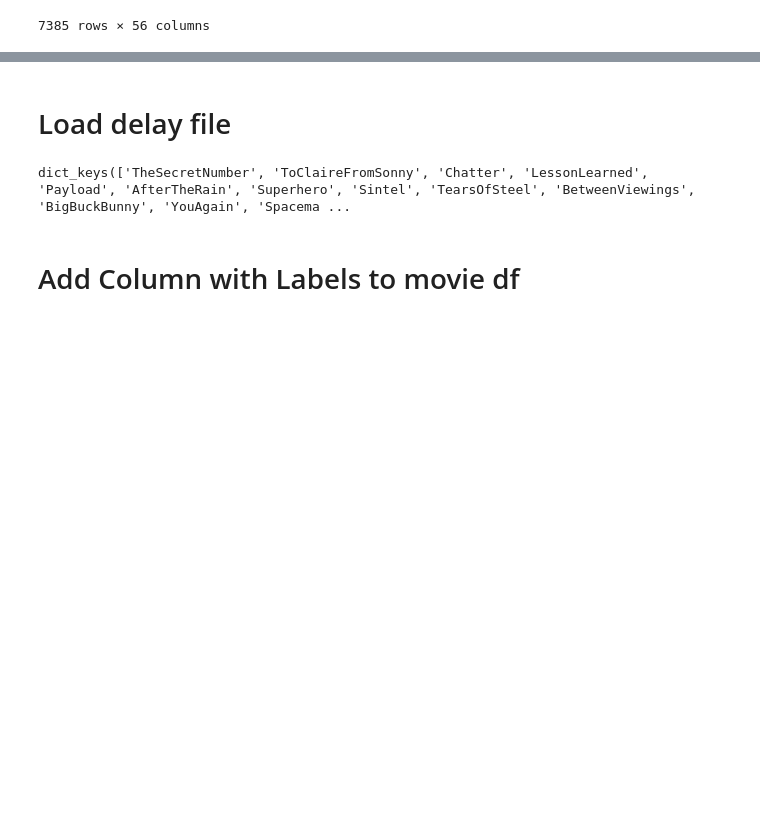
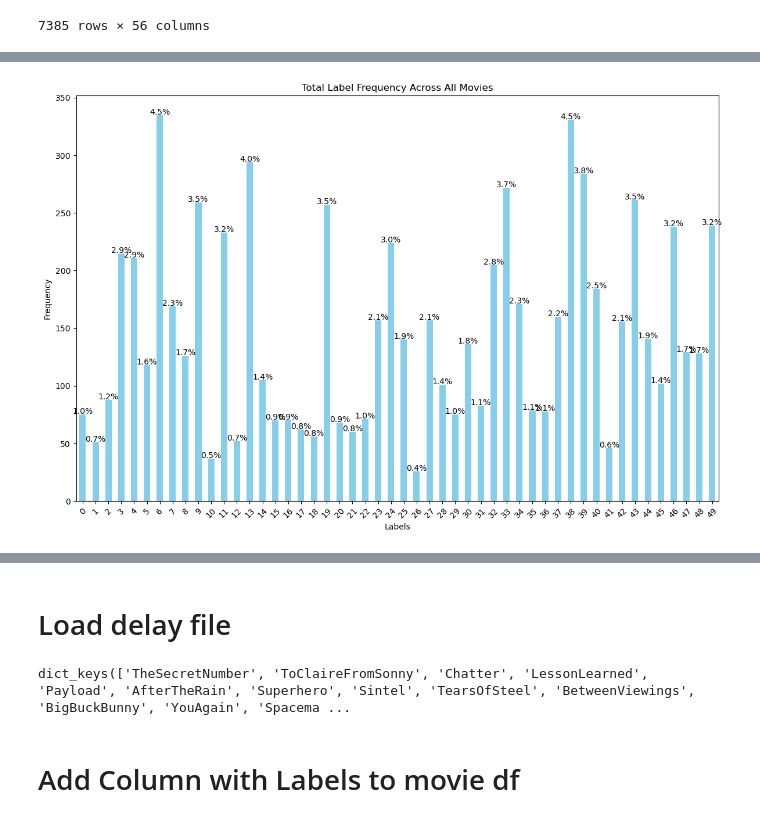
Before and after one commit to CS-433/ml-project-2-zenconvolutionalgraph, a Jupyter notebook: EDA/create_dataset.ipynb, the cells around one changed output, grey strips where cells are left out. Cells and saved outputs as stored; diff of their text form; code cells hidden in the pictures; blank space fills up the shorter version.

```diff
--- a/EDA/create_dataset.ipynb
+++ b/EDA/create_dataset.ipynb
@@ -155,0 +242,27 @@ labels_df
+# %%
+label_totals = labels_df.groupby("single_label").size().reset_index(name="count")
+
+# Create a bar plot showing the frequency of each label across all movies
+plt.figure(figsize=(12, 8))
+ax = label_totals.plot(kind="bar", x="single_label", y="count", legend=False, color='skyblue', ax=plt.gca())
+
+# Add title and labels
+ax.set_title("Total Label Frequency Across All Movies")
+ax.set_ylabel("Frequency")
+ax.set_xlabel("Labels")
+
+# Add percentages above each bar
+total = label_totals["count"].sum()
+for p in ax.patches:
+    height = p.get_height()
+    percentage = (height / total) * 100
+    ax.text(p.get_x() + p.get_width() / 2, height + 0.5, f'{percentage:.1f}%', ha='center')
+
+# Rotate x-axis labels for readability
+plt.xticks(rotation=45)
+
+# Display the plot
+plt.tight_layout()
+plt.show()
+# %% [output]
+[figure, added]
```
Also changed, not shown: parts of 16 cells of this notebook, 7 other files.
